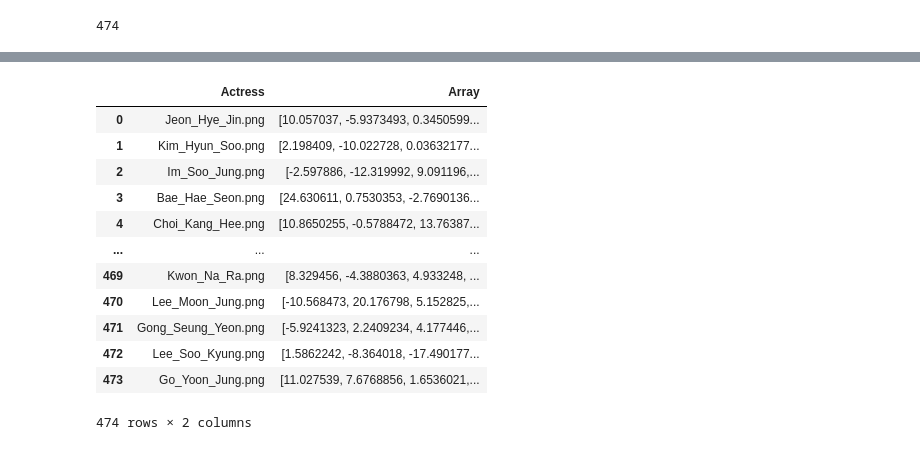
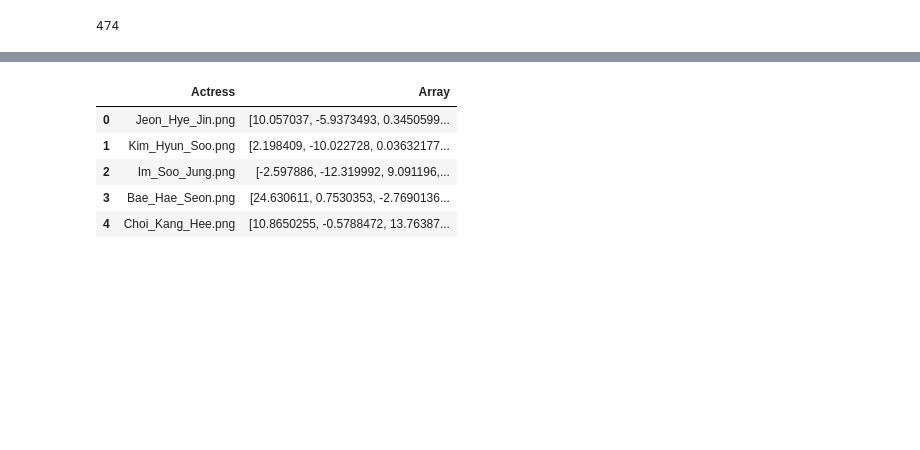
Before and after one commit to valencialie11/cz1016_kdrama, a Jupyter notebook: image.ipynb, the cells around one changed output, grey strips where cells are left out. Cells and saved outputs as stored; diff of their text form; code cells hidden in the pictures; blank space fills up the shorter version.

```diff
--- a/image.ipynb
+++ b/image.ipynb
@@ -311,21 +257,14 @@ F
 # %%
 dF = pd.DataFrame(F.items(), columns=['Actress', 'Array'])
 # %%
-dF
+dF.head()
 # %% [output]
 |  | Actress | Array |
 | 0 | Jeon_Hye_Jin.png | [10.057037, -5.9373493, 0.3450599... |
 | 1 | Kim_Hyun_Soo.png | [2.198409, -10.022728, 0.03632177... |
 | 2 | Im_Soo_Jung.png | [-2.597886, -12.319992, 9.091196,... |
 | 3 | Bae_Hae_Seon.png | [24.630611, 0.7530353, -2.7690136... |
 | 4 | Choi_Kang_Hee.png | [10.8650255, -0.5788472, 13.76387... |
-| ... | ... | ... |
-| 469 | Kwon_Na_Ra.png | [8.329456, -4.3880363, 4.933248, ... |
-| 470 | Lee_Moon_Jung.png | [-10.568473, 20.176798, 5.152825,... |
-| 471 | Gong_Seung_Yeon.png | [-5.9241323, 2.2409234, 4.177446,... |
-| 472 | Lee_Soo_Kyung.png | [1.5862242, -8.364018, -17.490177... |
-| 473 | Go_Yoon_Jung.png | [11.027539, 7.6768856, 1.6536021,... |
-474 rows × 2 columns
 # %%
 dist_list = []
 dist_list2 = []
```
Also changed, not shown: parts of 10 cells of this notebook, 1 other file.
